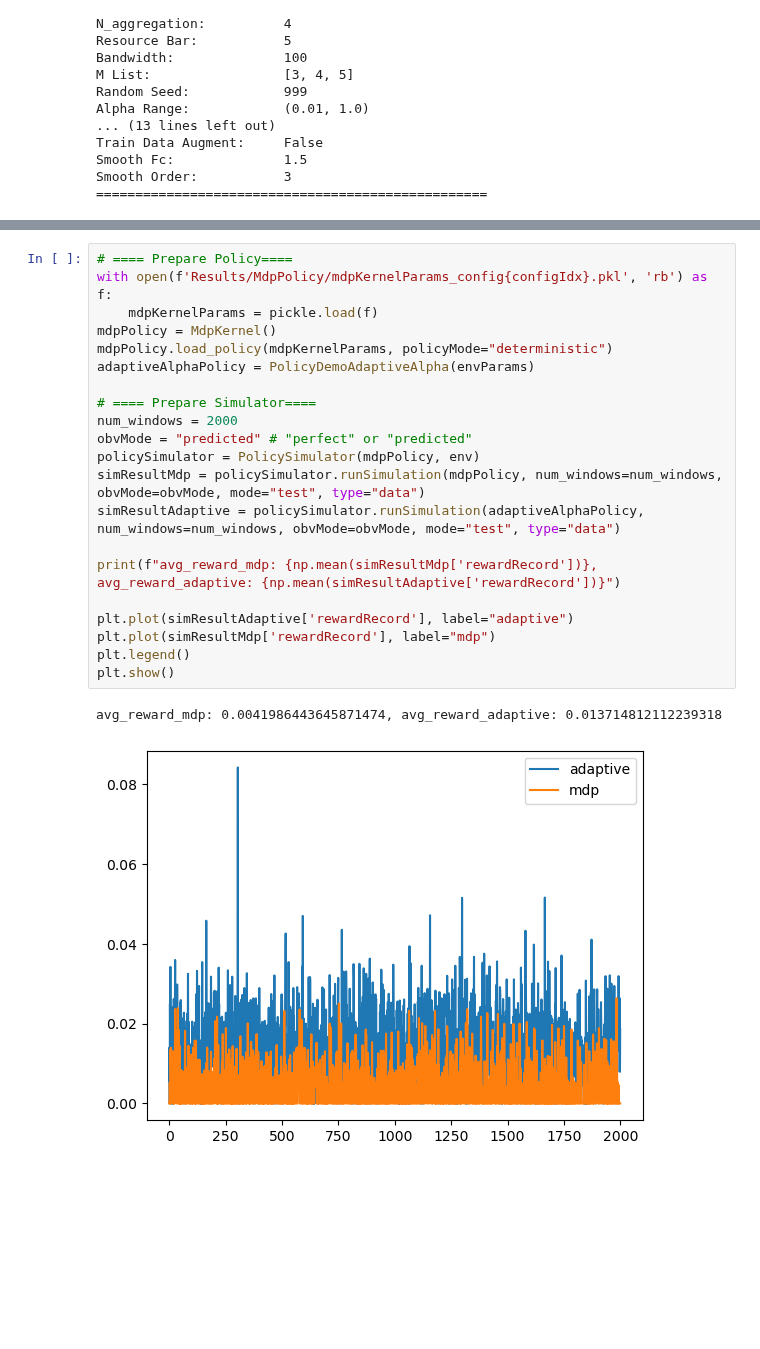
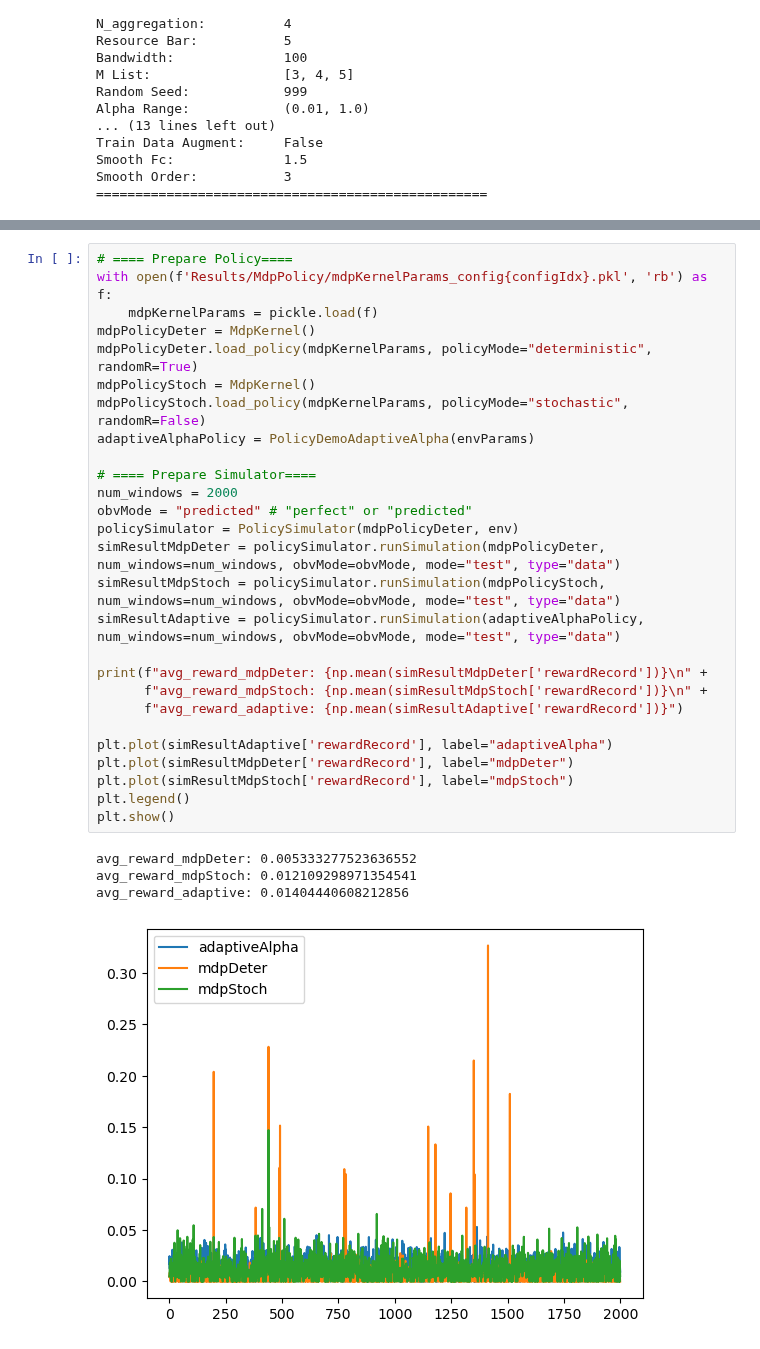
Before and after one commit to evanyeh5118/diffusion_resource_schduling_intra_slice, a Jupyter notebook: demo02_evaluate_mdp.ipynb, the cells around one changed output, grey strips where cells are left out. Cells and saved outputs as stored; diff of their text form; blank space fills up the shorter version.

```diff
--- a/demo02_evaluate_mdp.ipynb
+++ b/demo02_evaluate_mdp.ipynb
@@ -61,24 +61,32 @@ plt.show()
 # %%
 # ==== Prepare Policy====
 with open(f'Results/MdpPolicy/mdpKernelParams_config{configIdx}.pkl', 'rb') as f:
     mdpKernelParams = pickle.load(f)
-mdpPolicy = MdpKernel()
-mdpPolicy.load_policy(mdpKernelParams, policyMode="deterministic")
+mdpPolicyDeter = MdpKernel()
+mdpPolicyDeter.load_policy(mdpKernelParams, policyMode="deterministic", randomR=True)
+mdpPolicyStoch = MdpKernel()
+mdpPolicyStoch.load_policy(mdpKernelParams, policyMode="stochastic", randomR=False)
 adaptiveAlphaPolicy = PolicyDemoAdaptiveAlpha(envParams)
 
 # ==== Prepare Simulator====
 num_windows = 2000
 obvMode = "predicted" # "perfect" or "predicted"
-policySimulator = PolicySimulator(mdpPolicy, env)
-simResultMdp = policySimulator.runSimulation(mdpPolicy, num_windows=num_windows, obvMode=obvMode, mode="test", type="data")
+policySimulator = PolicySimulator(mdpPolicyDeter, env)
+simResultMdpDeter = policySimulator.runSimulation(mdpPolicyDeter, num_windows=num_windows, obvMode=obvMode, mode="test", type="data")
+simResultMdpStoch = policySimulator.runSimulation(mdpPolicyStoch, num_windows=num_windows, obvMode=obvMode, mode="test", type="data")
 simResultAdaptive = policySimulator.runSimulation(adaptiveAlphaPolicy, num_windows=num_windows, obvMode=obvMode, mode="test", type="data")
 
-print(f"avg_reward_mdp: {np.mean(simResultMdp['rewardRecord'])}, avg_reward_adaptive: {np.mean(simResultAdaptive['rewardRecord'])}")
+print(f"avg_reward_mdpDeter: {np.mean(simResultMdpDeter['rewardRecord'])}\n" +
+      f"avg_reward_mdpStoch: {np.mean(simResultMdpStoch['rewardRecord'])}\n" +
+      f"avg_reward_adaptive: {np.mean(simResultAdaptive['rewardRecord'])}")
 
-plt.plot(simResultAdaptive['rewardRecord'], label="adaptive")
-plt.plot(simResultMdp['rewardRecord'], label="mdp")
+plt.plot(simResultAdaptive['rewardRecord'], label="adaptiveAlpha")
+plt.plot(simResultMdpDeter['rewardRecord'], label="mdpDeter")
+plt.plot(simResultMdpStoch['rewardRecord'], label="mdpStoch")
 plt.legend()
 plt.show()
 # %% [output]
-avg_reward_mdp: 0.0041986443645871474, avg_reward_adaptive: 0.013714812112239318
+avg_reward_mdpDeter: 0.005333277523636552
+avg_reward_mdpStoch: 0.012109298971354541
+avg_reward_adaptive: 0.01404440608212856
-[figure, old version]
+[figure, new version]
```
Also changed, not shown: parts of 2 cells of this notebook, 6 other files.
